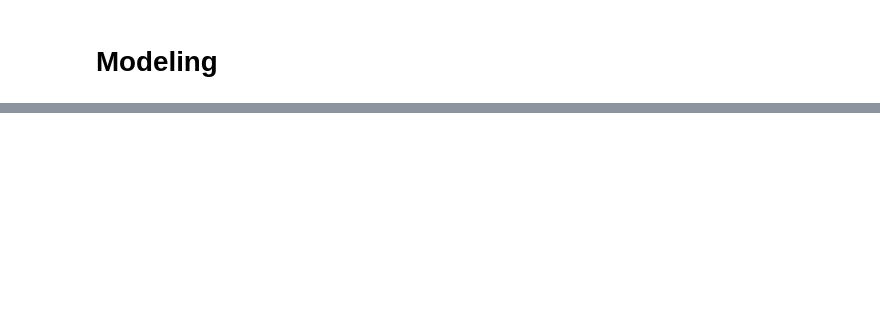
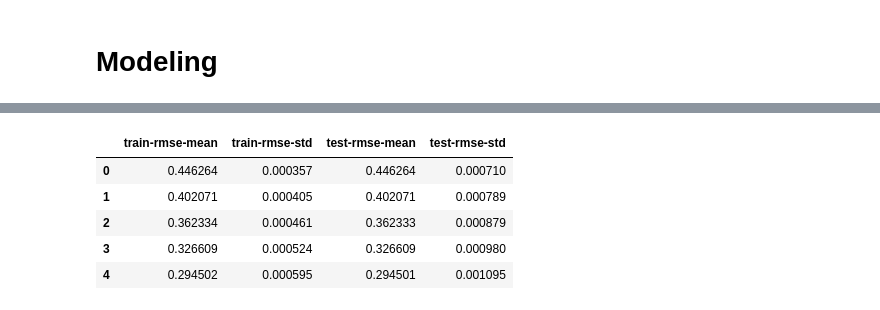
Before and after one commit to tjallard/Covid, a Jupyter notebook: COVID19_NC.ipynb, the cells around one changed output, grey strips where cells are left out. Saved outputs shown, nothing was run; the diff lists cells and outputs as text; code cells hidden in the pictures; blank space fills up the shorter version.

```diff
--- a/COVID19_NC.ipynb
+++ b/COVID19_NC.ipynb
@@ -579,0 +637,5 @@ df
+# %%
+#Display the coef https://medium.com/@garrettwilliams90/stepwise-feature-selection-for-statsmodels-fda269442556
+regressor = LinearRegression(fit_intercept=False)
+regressor.fit(X, Y)
+regressor.coef_
@@ -579,0 +650,3 @@ df
+# %%
+# Convert the dataset into an optimized data structure called Dmatrix that XGBoost supports and gives it acclaimed performance and efficiency gains
+data_dmatrix = xgb.DMatrix(data=X,label=Y)
@@ -579,0 +671,7 @@ df
+# %%
+#Use these parameters to build a 3-fold cross validation model by invoking XGBoost's cv() method and store the results in a cv_results DataFrame
+params = {"objective":"reg:linear",'colsample_bytree': 0.3,'learning_rate': 0.1,
+                'max_depth': 5, 'alpha': 10}
+
+cv_results = xgb.cv(dtrain=data_dmatrix, params=params, nfold=3,
+                    num_boost_round=50,early_stopping_rounds=10,metrics="rmse", as_pandas=True, seed=123)
@@ -579,0 +682,10 @@ df
+# %%
+#cv_results contains train and test RMSE metrics for each boosting round
+cv_results.head()
+# %% [output]
+|  | train-rmse-mean | train-rmse-std | test-rmse-mean | test-rmse-std |
+| 0 | 0.446264 | 0.000357 | 0.446264 | 0.000710 |
+| 1 | 0.402071 | 0.000405 | 0.402071 | 0.000789 |
+| 2 | 0.362334 | 0.000461 | 0.362333 | 0.000879 |
+| 3 | 0.326609 | 0.000524 | 0.326609 | 0.000980 |
+| 4 | 0.294502 | 0.000595 | 0.294501 | 0.001095 |
```
Also changed, not shown: parts of 73 cells of this notebook.
